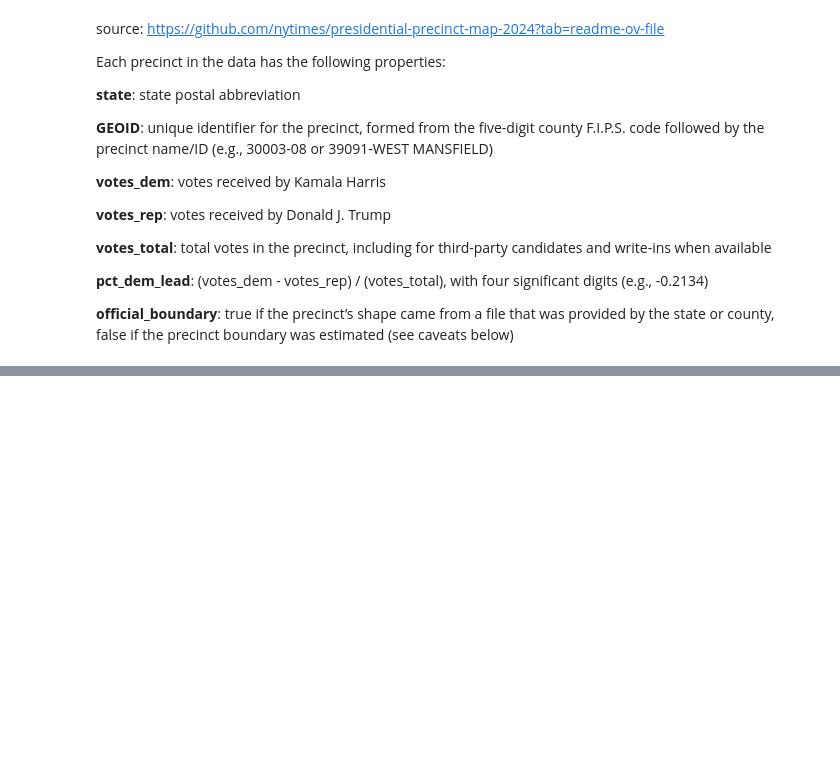
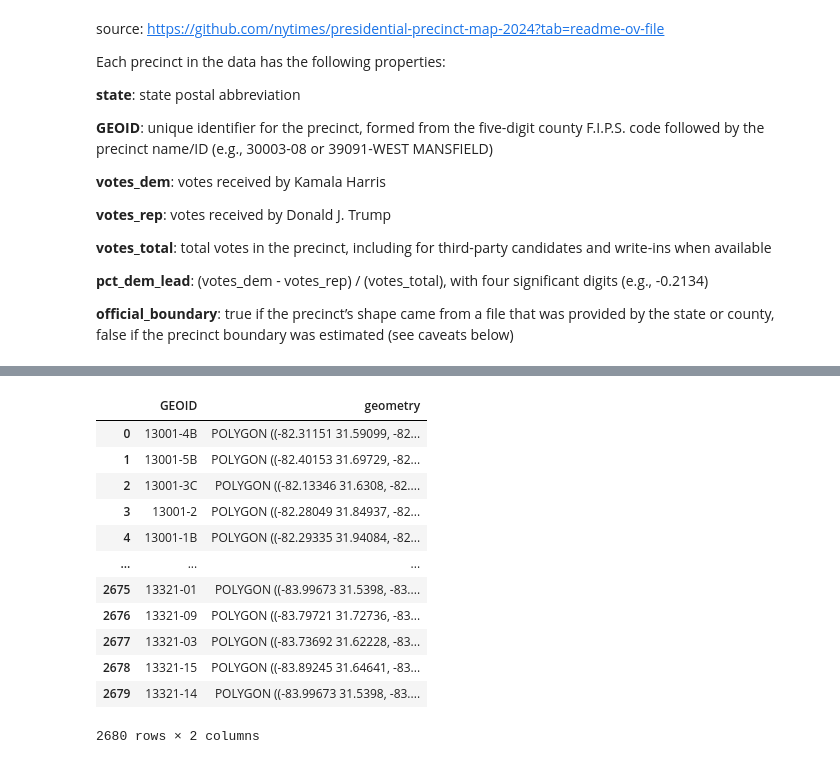
Before and after one commit to CSE416-Rockies/Rockies-VRA-Repeal-Analysis, a Jupyter notebook: preprocessing/nyt_ga.ipynb, the cells around one changed output, grey strips where cells are left out. Drawn from its saved outputs; the diff is of its cells as text; code cells hidden in the pictures; blank space fills up the shorter version.

```diff
--- a/preprocessing/nyt_ga.ipynb
+++ b/preprocessing/nyt_ga.ipynb
@@ -35,0 +49,16 @@ shape:(2680, 8)
+# %%
+df_precincts
+# %% [output]
+|  | GEOID | geometry |
+| 0 | 13001-4B | POLYGON ((-82.31151 31.59099, -82... |
+| 1 | 13001-5B | POLYGON ((-82.40153 31.69729, -82... |
+| 2 | 13001-3C | POLYGON ((-82.13346 31.6308, -82.... |
+| 3 | 13001-2 | POLYGON ((-82.28049 31.84937, -82... |
+| 4 | 13001-1B | POLYGON ((-82.29335 31.94084, -82... |
+| ... | ... | ... |
+| 2675 | 13321-01 | POLYGON ((-83.99673 31.5398, -83.... |
+| 2676 | 13321-09 | POLYGON ((-83.79721 31.72736, -83... |
+| 2677 | 13321-03 | POLYGON ((-83.73692 31.62228, -83... |
+| 2678 | 13321-15 | POLYGON ((-83.89245 31.64641, -83... |
+| 2679 | 13321-14 | POLYGON ((-83.99673 31.5398, -83.... |
+2680 rows × 2 columns
```
Also changed, not shown: parts of 4 cells of this notebook, 2 other files.
